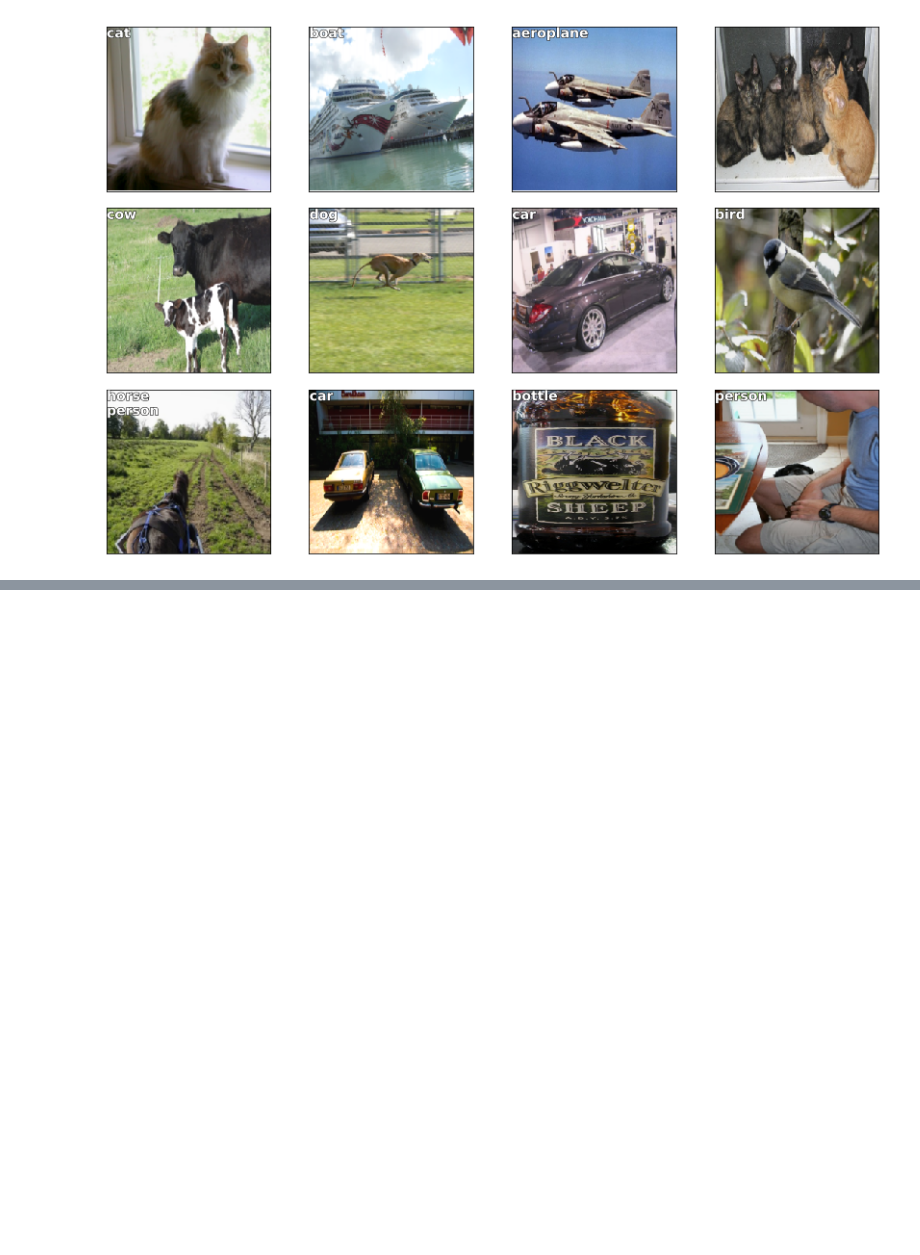
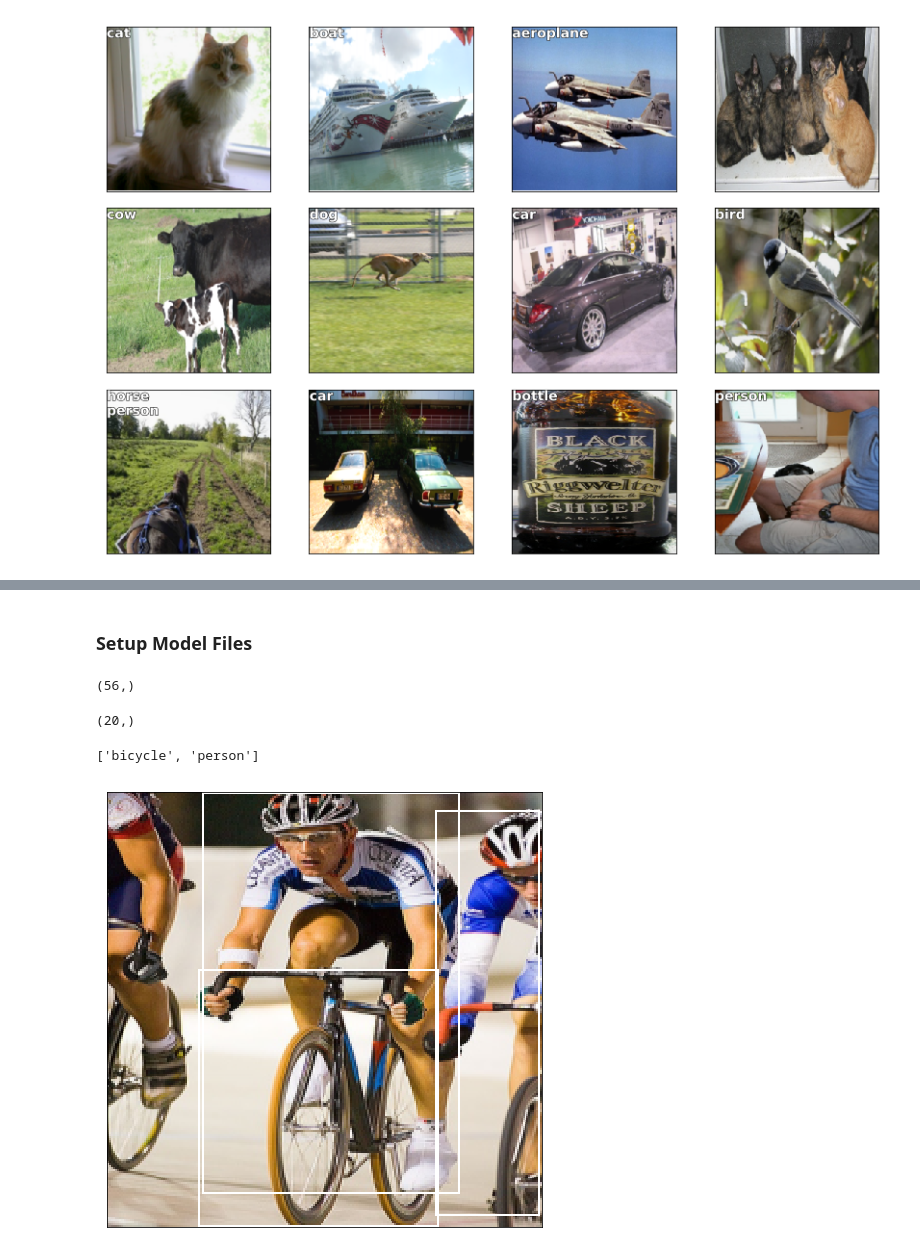
Before and after one commit to ganesh-krishnan/fastai, a Jupyter notebook: courses/dl2/pascal-multi_gk.ipynb, the cells around one changed output, grey strips where cells are left out. Cells and saved outputs as stored; diff of their text form; code cells hidden in the pictures; blank space fills up the shorter version.

```diff
--- a/courses/dl2/pascal-multi_gk.ipynb
+++ b/courses/dl2/pascal-multi_gk.ipynb
@@ -208,0 +238,2 @@ plot_mc(x, preds, 0.5)
+# %% [markdown]
+### Setup Model Files
@@ -208,0 +302,24 @@ plot_mc(x, preds, 0.5)
+# %%
+x, y = next(iter(md_both.val_dl))
+# %%
+x, y = to_np(x), to_np(y)
+# %%
+img = np.squeeze(md_mbb.val_ds.denorm(x[0]))
+# %%
+abc = next(zip(y[0], y[1]))
+# %%
+abc[0].shape
+# %% [output]
+(56,)
+# %%
+abc[1].shape
+# %% [output]
+(20,)
+# %%
+matching_cl(abc[1], md_mc)
+# %% [output]
+['bicycle', 'person']
+# %%
+plot_gt(img, abc)
+# %% [output]
+[figure, added]
```
Also changed, not shown: parts of 27 cells of this notebook.
